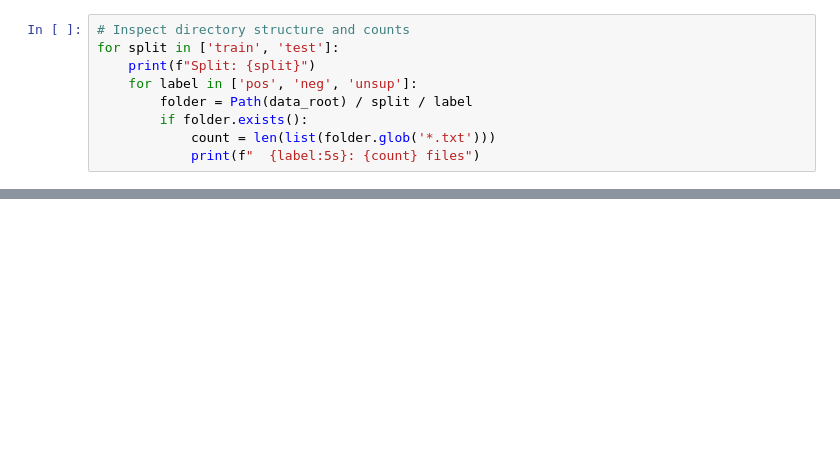
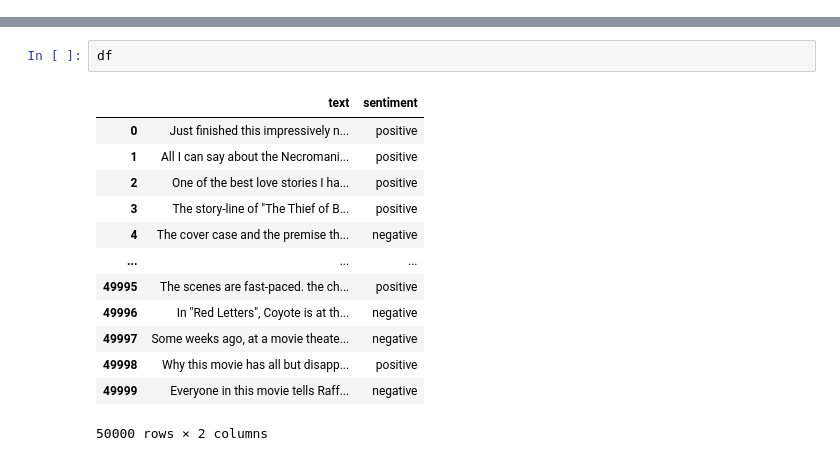
Before and after one commit to miketheofan/text-classification-mlp-classifier, a Jupyter notebook: exercise09.ipynb, the cells around one changed output, grey strips where cells are left out. Saved outputs shown, nothing was run; the diff lists cells and outputs as text; blank space fills up the shorter version.

```diff
--- a/exercise09.ipynb
+++ b/exercise09.ipynb
@@ -91,9 +10,0 @@ OK — found /content/aclImdb
-# %%
-# Inspect directory structure and counts
-for split in ['train', 'test']:
-    print(f"Split: {split}")
-    for label in ['pos', 'neg', 'unsup']:
-        folder = Path(data_root) / split / label
-        if folder.exists():
-            count = len(list(folder.glob('*.txt')))
-            print(f"  {label:5s}: {count} files")
@@ -386,0 +100,16 @@ PR AUC: 0.7500
+# %%
+df
+# %% [output]
+|  | text | sentiment |
+| 0 | Just finished this impressively n... | positive |
+| 1 | All I can say about the Necromani... | positive |
+| 2 | One of the best love stories I ha... | positive |
+| 3 | The story-line of "The Thief of B... | positive |
+| 4 | The cover case and the premise th... | negative |
+| ... | ... | ... |
+| 49995 | The scenes are fast-paced. the ch... | positive |
+| 49996 | In "Red Letters", Coyote is at th... | negative |
+| 49997 | Some weeks ago, at a movie theate... | negative |
+| 49998 | Why this movie has all but disapp... | positive |
+| 49999 | Everyone in this movie tells Raff... | negative |
+50000 rows × 2 columns
```
Also changed, not shown: parts of 31 cells of this notebook.
